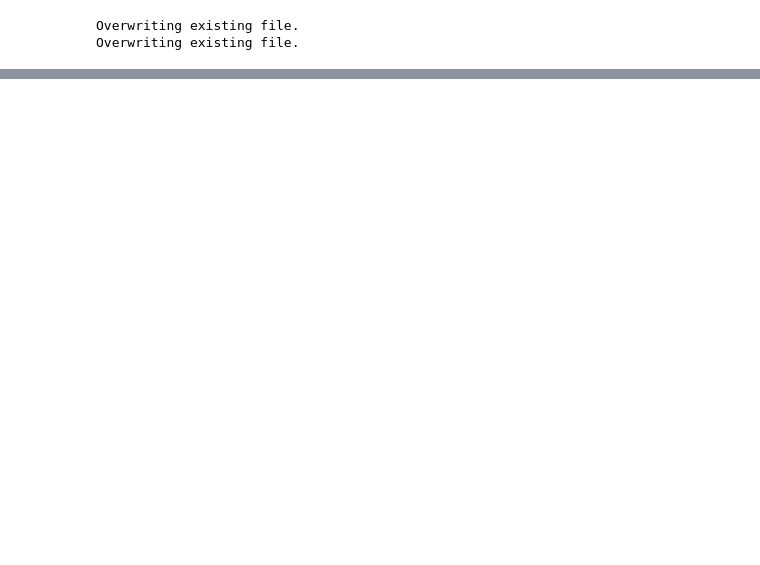
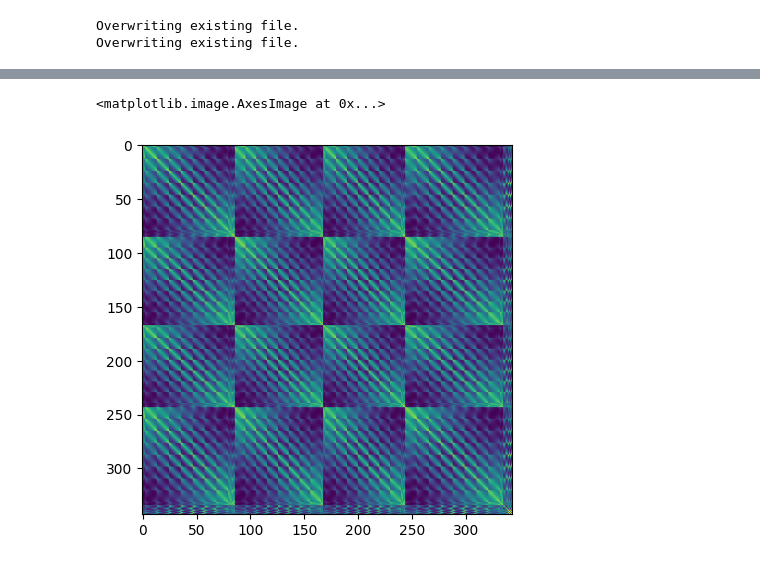
Before and after one commit to neurotuning/gedai, a Jupyter notebook: cov.ipynb, the cells around one changed output, grey strips where cells are left out. Saved outputs shown, nothing was run; the diff lists cells and outputs as text; code cells hidden in the pictures; blank space fills up the shorter version.

```diff
--- a/cov.ipynb
+++ b/cov.ipynb
@@ -32,5 +34,7 @@ cov.save("gedai/data/fsavLEADFIELD_4_GEDAI-cov.fif", overwrite=True)
 Overwriting existing file.
 Overwriting existing file.
 # %%
-cov.ch_names
+import mne
+cov = mne.read_cov("gedai/data/fsavLEADFIELD_4_GEDAI-cov.fif")
+cov.data
 # %% [output]
@@ -53,0 +56,3 @@ cov.ch_names
+# %%
+raw = mne.io.RawArray(np.random.randn(len(cov.ch_names), 1), mne.create_info(cov.ch_names, sfreq=1, ch_types="eeg"))
+raw.set_montage("standard_1005", match_case=False)
@@ -53,0 +78,10 @@ cov.ch_names
+# %%
+from gedai.gedai.covariances import _compute_distance_cov
+
+distance_cov = _compute_distance_cov(raw)
+
+n_channels = distance_cov.shape[0]
+projection_matrix = np.eye(n_channels) - np.ones((n_channels, n_channels)) / n_channels
+
+# Apply average reference to the distance covariance
+distance_cov_avref = projection_matrix @ distance_cov @ projection_matrix.T
@@ -53,0 +90,7 @@ cov.ch_names
+# %%
+import matplotlib.pyplot as plt
+
+plt.imshow(distance_cov_avref.data, cmap="viridis")
+# %% [output]
+<matplotlib.image.AxesImage at 0x...>
+[figure, added]
```
Also changed, not shown: parts of 5 cells of this notebook, 4 other files.
